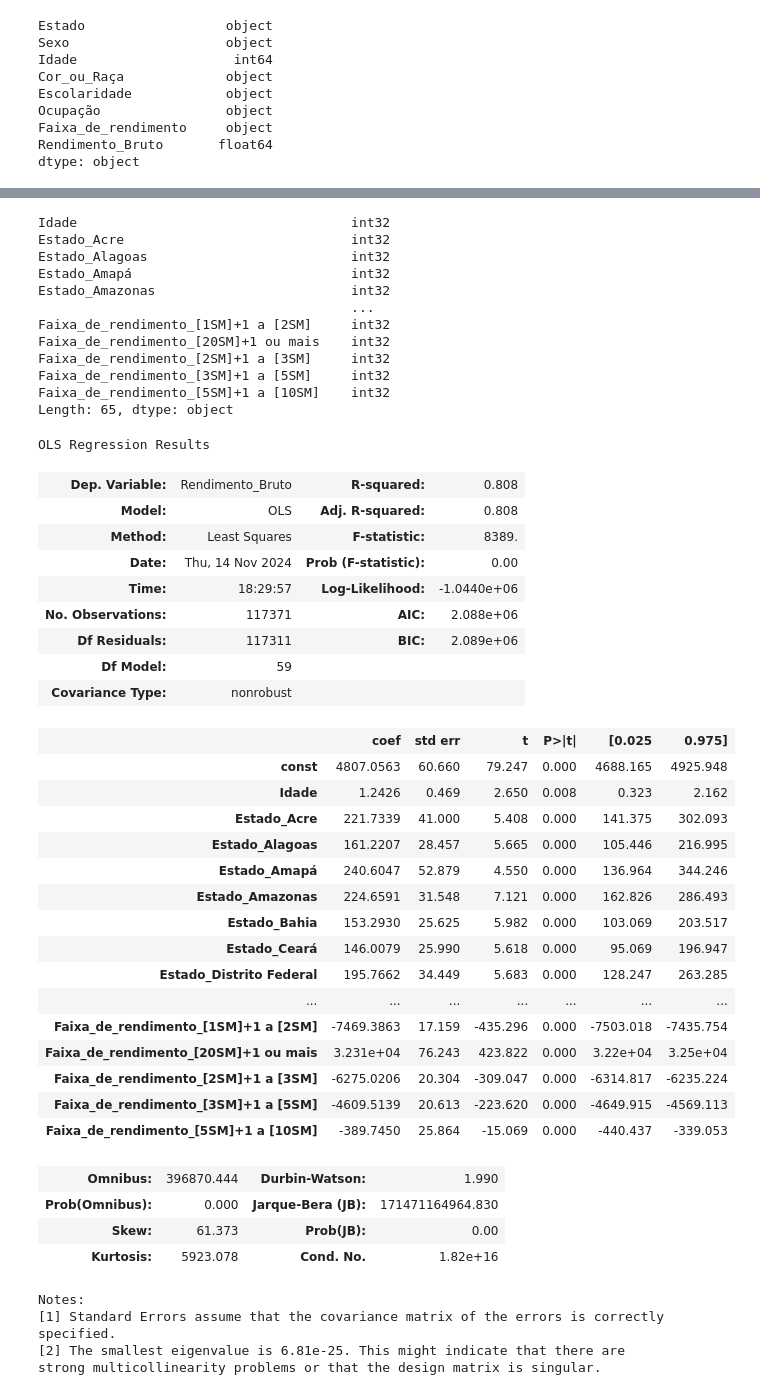
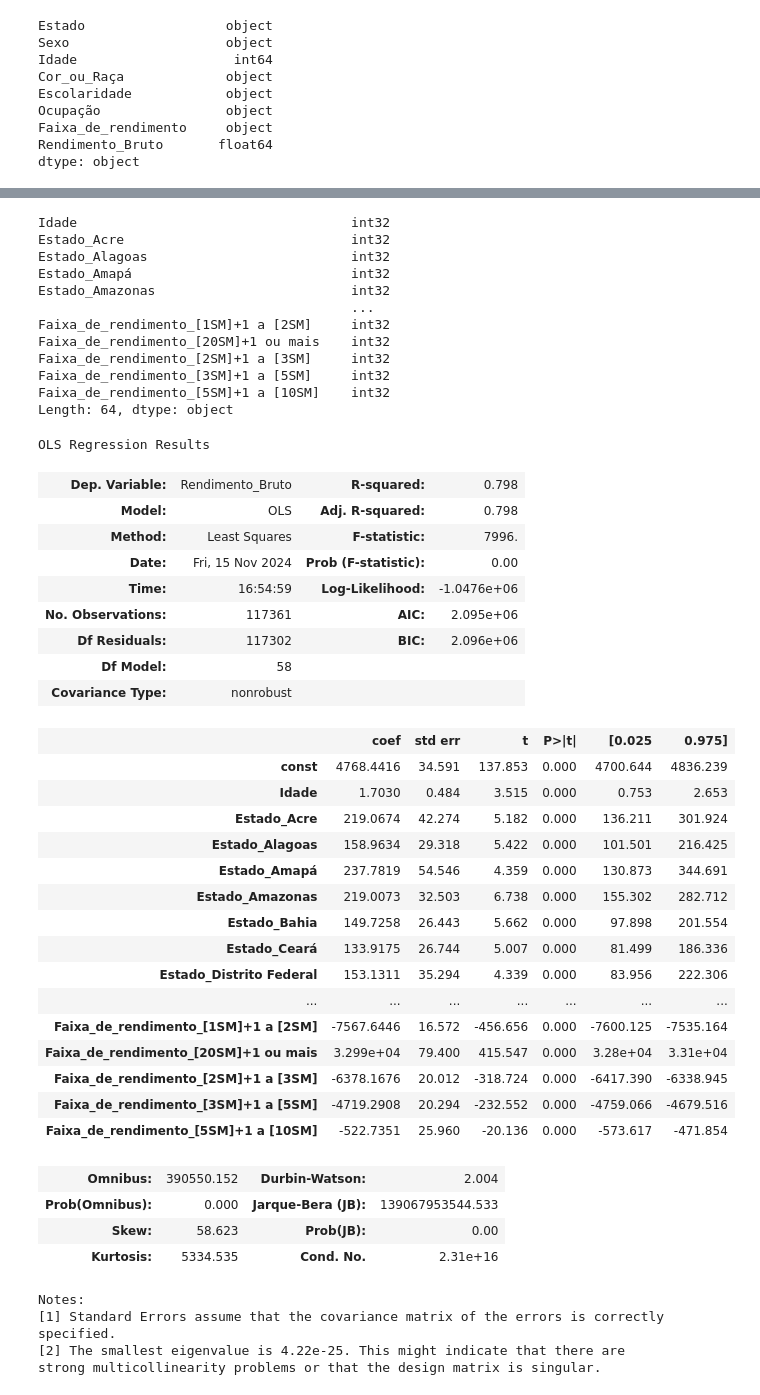
Before and after one commit to jlbrasileiro/Projeto-3---Ci-ncia-dos-Dados---2024.2, a Jupyter notebook: modelo_predicao.ipynb, the cells around one changed output, grey strips where cells are left out. Saved outputs shown, nothing was run; the diff lists cells and outputs as text; code cells hidden in the pictures.

```diff
--- a/modelo_predicao.ipynb
+++ b/modelo_predicao.ipynb
@@ -97,7 +82,6 @@ Length: 65, dtype: object
 x_train, x_test, y_train, y_test = train_test_split(x_dummies ,y_colunas , test_size=0.33, random_state= 42 )
 # %%
 x_train = x_train.astype(int)
-y_train = y_train.astype(int)
 x_train.dtypes
 # %% [output]
 Idade                                   int32
@@ -111,41 +95,43 @@ Faixa_de_rendimento_[20SM]+1 ou mais    int32
 Faixa_de_rendimento_[2SM]+1 a [3SM]     int32
 Faixa_de_rendimento_[3SM]+1 a [5SM]     int32
 Faixa_de_rendimento_[5SM]+1 a [10SM]    int32
-Length: 65, dtype: object
+Length: 64, dtype: object
 # %%
-regress(y_train, x_train).summary()
+regressao = regress(y_train, x_train)
-# %% [output]
-OLS Regression Results
-| Dep. Variable: | Rendimento_Bruto | R-squared: | 0.808 |
-| Model: | OLS | Adj. R-squared: | 0.808 |
-| Method: | Least Squares | F-statistic: | 8389. |
-| Date: | Thu, 14 Nov 2024 | Prob (F-statistic): | 0.00 |
-| Time: | 18:29:57 | Log-Likelihood: | -1.0440e+06 |
-| No. Observations: | 117371 | AIC: | 2.088e+06 |
-| Df Residuals: | 117311 | BIC: | 2.089e+06 |
-| Df Model: | 59 |  |  |
-| Covariance Type: | nonrobust |  |  |
-|  | coef | std err | t | P>|t| | [0.025 | 0.975] |
-| const | 4807.0563 | 60.660 | 79.247 | 0.000 | 4688.165 | 4925.948 |
-| Idade | 1.2426 | 0.469 | 2.650 | 0.008 | 0.323 | 2.162 |
-| Estado_Acre | 221.7339 | 41.000 | 5.408 | 0.000 | 141.375 | 302.093 |
-| Estado_Alagoas | 161.2207 | 28.457 | 5.665 | 0.000 | 105.446 | 216.995 |
-| Estado_Amapá | 240.6047 | 52.879 | 4.550 | 0.000 | 136.964 | 344.246 |
-| Estado_Amazonas | 224.6591 | 31.548 | 7.121 | 0.000 | 162.826 | 286.493 |
-| Estado_Bahia | 153.2930 | 25.625 | 5.982 | 0.000 | 103.069 | 203.517 |
-| Estado_Ceará | 146.0079 | 25.990 | 5.618 | 0.000 | 95.069 | 196.947 |
-| Estado_Distrito Federal | 195.7662 | 34.449 | 5.683 | 0.000 | 128.247 | 263.285 |
-| ... | ... | ... | ... | ... | ... | ... |
-| Faixa_de_rendimento_[1SM]+1 a [2SM] | -7469.3863 | 17.159 | -435.296 | 0.000 | -7503.018 | -7435.754 |
-| Faixa_de_rendimento_[20SM]+1 ou mais | 3.231e+04 | 76.243 | 423.822 | 0.000 | 3.22e+04 | 3.25e+04 |
-| Faixa_de_rendimento_[2SM]+1 a [3SM] | -6275.0206 | 20.304 | -309.047 | 0.000 | -6314.817 | -6235.224 |
-| Faixa_de_rendimento_[3SM]+1 a [5SM] | -4609.5139 | 20.613 | -223.620 | 0.000 | -4649.915 | -4569.113 |
-| Faixa_de_rendimento_[5SM]+1 a [10SM] | -389.7450 | 25.864 | -15.069 | 0.000 | -440.437 | -339.053 |
-| Omnibus: | 396870.444 | Durbin-Watson: | 1.990 |
-| Prob(Omnibus): | 0.000 | Jarque-Bera (JB): | 171471164964.830 |
-| Skew: | 61.373 | Prob(JB): | 0.00 |
-| Kurtosis: | 5923.078 | Cond. No. | 1.82e+16 |
-Notes:
-[1] Standard Errors assume that the covariance matrix of the errors is correctly specified.
-[2] The smallest eigenvalue is 6.81e-25. This might indicate that there are
-strong multicollinearity problems or that the design matrix is singular.
+# %%
+regressao.summary()
+# %% [output]
+OLS Regression Results
+| Dep. Variable: | Rendimento_Bruto | R-squared: | 0.798 |
+| Model: | OLS | Adj. R-squared: | 0.798 |
+| Method: | Least Squares | F-statistic: | 7996. |
+| Date: | Fri, 15 Nov 2024 | Prob (F-statistic): | 0.00 |
+| Time: | 16:54:59 | Log-Likelihood: | -1.0476e+06 |
+| No. Observations: | 117361 | AIC: | 2.095e+06 |
+| Df Residuals: | 117302 | BIC: | 2.096e+06 |
+| Df Model: | 58 |  |  |
+| Covariance Type: | nonrobust |  |  |
+|  | coef | std err | t | P>|t| | [0.025 | 0.975] |
+| const | 4768.4416 | 34.591 | 137.853 | 0.000 | 4700.644 | 4836.239 |
+| Idade | 1.7030 | 0.484 | 3.515 | 0.000 | 0.753 | 2.653 |
+| Estado_Acre | 219.0674 | 42.274 | 5.182 | 0.000 | 136.211 | 301.924 |
+| Estado_Alagoas | 158.9634 | 29.318 | 5.422 | 0.000 | 101.501 | 216.425 |
+| Estado_Amapá | 237.7819 | 54.546 | 4.359 | 0.000 | 130.873 | 344.691 |
+| Estado_Amazonas | 219.0073 | 32.503 | 6.738 | 0.000 | 155.302 | 282.712 |
+| Estado_Bahia | 149.7258 | 26.443 | 5.662 | 0.000 | 97.898 | 201.554 |
+| Estado_Ceará | 133.9175 | 26.744 | 5.007 | 0.000 | 81.499 | 186.336 |
+| Estado_Distrito Federal | 153.1311 | 35.294 | 4.339 | 0.000 | 83.956 | 222.306 |
+| ... | ... | ... | ... | ... | ... | ... |
+| Faixa_de_rendimento_[1SM]+1 a [2SM] | -7567.6446 | 16.572 | -456.656 | 0.000 | -7600.125 | -7535.164 |
+| Faixa_de_rendimento_[20SM]+1 ou mais | 3.299e+04 | 79.400 | 415.547 | 0.000 | 3.28e+04 | 3.31e+04 |
+| Faixa_de_rendimento_[2SM]+1 a [3SM] | -6378.1676 | 20.012 | -318.724 | 0.000 | -6417.390 | -6338.945 |
+| Faixa_de_rendimento_[3SM]+1 a [5SM] | -4719.2908 | 20.294 | -232.552 | 0.000 | -4759.066 | -4679.516 |
+| Faixa_de_rendimento_[5SM]+1 a [10SM] | -522.7351 | 25.960 | -20.136 | 0.000 | -573.617 | -471.854 |
+| Omnibus: | 390550.152 | Durbin-Watson: | 2.004 |
+| Prob(Omnibus): | 0.000 | Jarque-Bera (JB): | 139067953544.533 |
+| Skew: | 58.623 | Prob(JB): | 0.00 |
+| Kurtosis: | 5334.535 | Cond. No. | 2.31e+16 |
+Notes:
+[1] Standard Errors assume that the covariance matrix of the errors is correctly specified.
+[2] The smallest eigenvalue is 4.22e-25. This might indicate that there are
+strong multicollinearity problems or that the design matrix is singular.
```
Also changed, not shown: parts of 3 cells of this notebook.
